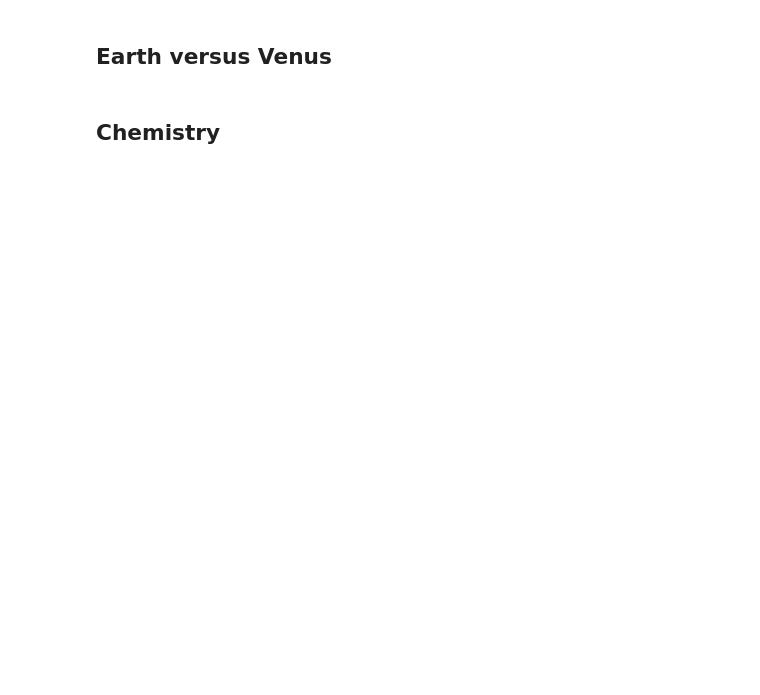
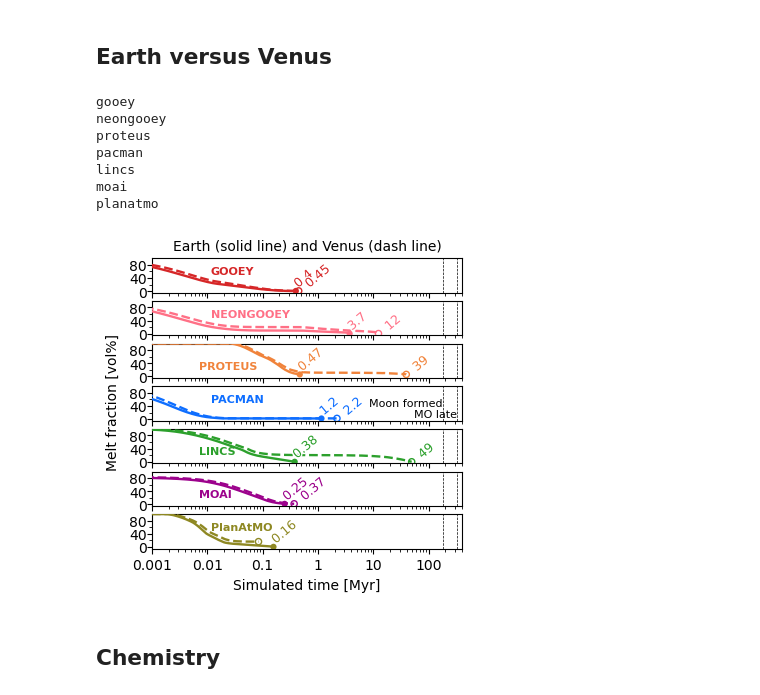
Before and after one commit to lena-noack/chili, a Jupyter notebook: intercomparison/analysis_solarsystem/compare.ipynb, the cells around one changed output. Drawn from its saved outputs; the diff is of its cells as text; code cells hidden in the pictures; blank space fills up the shorter version.

```diff
--- a/intercomparison/analysis_solarsystem/compare.ipynb
+++ b/intercomparison/analysis_solarsystem/compare.ipynb
@@ -520,7 +558,7 @@ plot_olr("earth")
 ## Earth versus Venus
 # %%
 nrow = len(models)
-fig, axs = plt.subplots(nrow,1, figsize=(4,0.2+0.5*nrow), sharex=True)
+fig, axs = plt.subplots(nrow,1, figsize=(4,0.2+0.51*nrow), sharex=True)
 
 xmax = 4e8
 for im,m in enumerate(models):
@@ -537,18 +575,18 @@ for im,m in enumerate(models):
 
         d = models_data[m][p]
         col = get_color(m)
-        lw = 1.2
+        lw = 1.7
 
         if p == "earth":
             ls = "solid"
             mc = col
             ec = 'none'
-            dx = -3
+            dx = 0
         else:
             ls = "dashed"
             mc = 'none'
             ec = col
-            dx = +4
+            dx = +6
 
         for case in d.keys():
             if ("evo" not in case) or ("nominal" not in case):
@@ -565,44 +603,63 @@ for im,m in enumerate(models):
             ytxt = y.iloc[-1]
             ttxt = "%.2g"%xtxt
             ax.scatter(xtxt, ytxt, color=mc, edgecolors=ec, s=20, zorder=5)
-            ax.annotate(ttxt, xy=(xtxt, ytxt), color=col, fontsize=8, xytext=(dx,4), textcoords='offset points',
-                        ha='left', va='center', zorder=5, rotation=40, rotation_mode='anchor')
 
-    ax.text(0.55, 0.85, lbl,  ha='left', va='top', transform=ax.transAxes,
+            if xtxt > 0.1:
+                ax.annotate(ttxt, xy=(xtxt, ytxt),
+                        color=col, fontsize=9, path_effects=[pe.withStroke(linewidth=2, foreground='w')],
+                        xytext=(dx,4), textcoords='offset points', zorder=5,
+                        ha='left', va='center',  rotation=40, rotation_mode='anchor')
+
+    if m in ["proteus", "lincs", "moai"]:
+        xtit = 0.15
+        ytit = 0.50
+    else:
+        xtit = 0.19
+        ytit = 0.78
+    ax.text(xtit, ytit, lbl,  ha='left', va='top', transform=ax.transAxes,
             zorder=30, color=col, fontsize=8, weight='bold')
 
     # add vertical lines for ages of interest
     for i,k in enumerate(["Moon formed", "MO late", "GOE early" ]):
         x = ages_yr[k]/1e6
         if x > xmax:
             continue
         ax.axvline(x, color="k", ls="--", lw=0.5, zorder=6)
-        if im == 0:
+        if im == 3:
             ax.annotate(k, xy=(x, 40),
                     ha="right", fontsize=8, textcoords='offset points', xytext=(0,-8*i))
 
     ax.axvline(x=0, color="k", ls="-", lw=0.5)
 
     ax.set_ylim(-5,99)
     ax.yaxis.set_major_locator(mpl.ticker.MultipleLocator(40))
     ax.yaxis.set_minor_locator(mpl.ticker.MultipleLocator(20))
     ax.tick_params(axis='y', which='both', pad=-0.08)
 
 
 axs[-1].set_xscale("log")
 axs[-1].set_xlabel("Simulated time [Myr]")
 axs[-1].set_xlim(left=time_min/1e6, right=xmax/1e6)
 axs[-1].xaxis.set_major_formatter(mpl.ticker.FormatStrFormatter('%g'))
 
 fig.supylabel(get_label("phi(vol_pct)"), x=0.01, fontsize=10)
-fig.subplots_adjust(hspace=0.27)
+fig.subplots_adjust(hspace=0.24)
 
 title = "Earth (solid line) and Venus (dash line)"
 axs[0].set_title(title, fontsize=10)
 
 plt.show()
 
 fig.savefig(f"out/phi_evo_planets.{EXT}", bbox_inches='tight', dpi=DPI)
+# %% [output]
+gooey
+neongooey
+proteus
+pacman
+lincs
+moai
+planatmo
+[figure, added]
 # %% [markdown]
 ## Chemistry
 # %%
```
Also changed, not shown: parts of 12 cells of this notebook, 2 other files.
